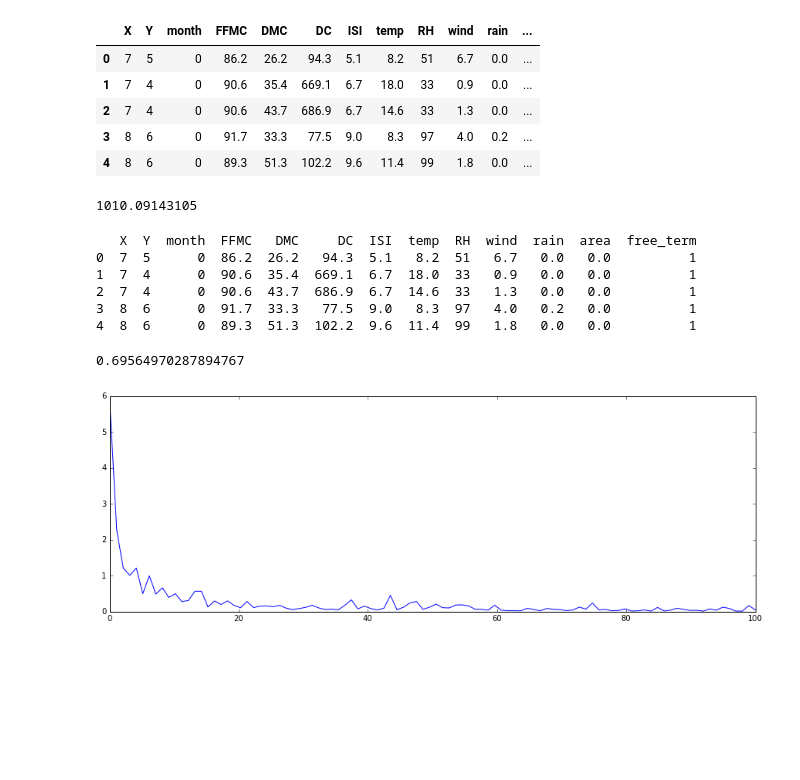
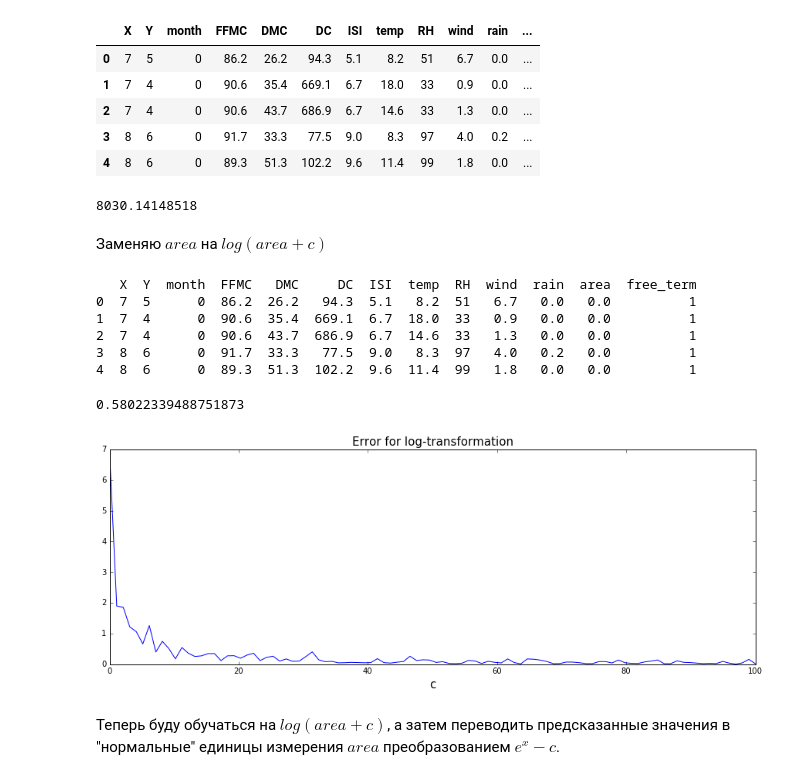
Before and after one commit to akarazeev/MathStatistics-4sem-MIPT-2016, a Jupyter notebook: 7. Оценки наименьших квадратов. Гауссовская линейная модель/9.1.ipynb, the cells around one changed output. Saved outputs shown, nothing was run; the diff lists cells and outputs as text; code cells hidden in the pictures; blank space fills up the shorter version.

```diff
--- a/7. Оценки наименьших квадратов. Гауссовская линейная модель/9.1.ipynb
+++ b/7. Оценки наименьших квадратов. Гауссовская линейная модель/9.1.ipynb
@@ -40,7 +41,7 @@ def Fit(data):
 def Split(data_old, k):
     # Перемешиваем
     data = data_old.reindex(np.random.permutation(data_old.index))
-    assert k < 1, "k must be less than 1.0"
+    assert k < 1., "k must be less than 1.0"
     train = data[:int(floor(k*len(data)))]
     test = data[int(floor(k*len(data))):]
     return train, test
@@ -48,24 +49,28 @@ def Split(data_old, k):
 def Predict(data, coefs):
     return np.dot(data, coefs)
 
-def Error(predictions, answers):
-    res = 0
-    delta = predictions - answers.values
-    return (delta.T.dot(delta) / len(predictions))[0][0]
-
 def Train(data, k):
     train, test = Split(data, k)
     predictions = Predict(test[x_headers], Fit(train))
-    return Error(predictions, test[y_headers])
+    return(msq(predictions, test[y_headers]))
 # %%
 print(Train(data, 0.7))
 # %% [output]
-1010.09143105
+8030.14148518
+# %% [markdown]
+Заменяю $area$ на $log(area + c)$
 # %%
 def LogError(data_old, k, c):
     data = data_old.copy()
-    data['area'] = log(data['area'].values + c)
+    data[y_headers] = log(data[y_headers].values + c)
     return Train(data, k)
+
+def PlotError(errors, title_=''):
+    figure(figsize=(15,5))
+    plot(consts, errors)
+    title(title_, fontsize=15)
+    xlabel('c', fontsize=15)
+    show()
 # %%
 print(data.head())
 LogError(data, 0.7, 10)
@@ -76,15 +81,15 @@ LogError(data, 0.7, 10)
 2  7  4      0  90.6  43.7  686.9  6.7  14.6  33   1.3   0.0   0.0          1
 3  8  6      0  91.7  33.3   77.5  9.0   8.3  97   4.0   0.2   0.0          1
 4  8  6      0  89.3  51.3  102.2  9.6  11.4  99   1.8   0.0   0.0          1
-0.69564970287894767
+0.58022339488751873
 # %%
 consts = np.linspace(0.1, 100, 100)
 log_errs = np.zeros(len(consts))
 for i in range(len(log_errs)):
     log_errs[i] = LogError(data, 0.9, consts[i])
 
-figure(figsize=(15,5))
-plot(consts, log_errs)
-show()
+PlotError(log_errs, 'Error for log-transformation')
 # %% [output]
-[figure, old version]
+[figure, new version]
+# %% [markdown]
+Теперь буду обучаться на $log(area + c)$, а затем переводить предсказанные значения в "нормальные" единицы измерения $area$ преобразованием ${e^{x} - c}$.
```
Also changed, not shown: parts of 3 cells of this notebook.
